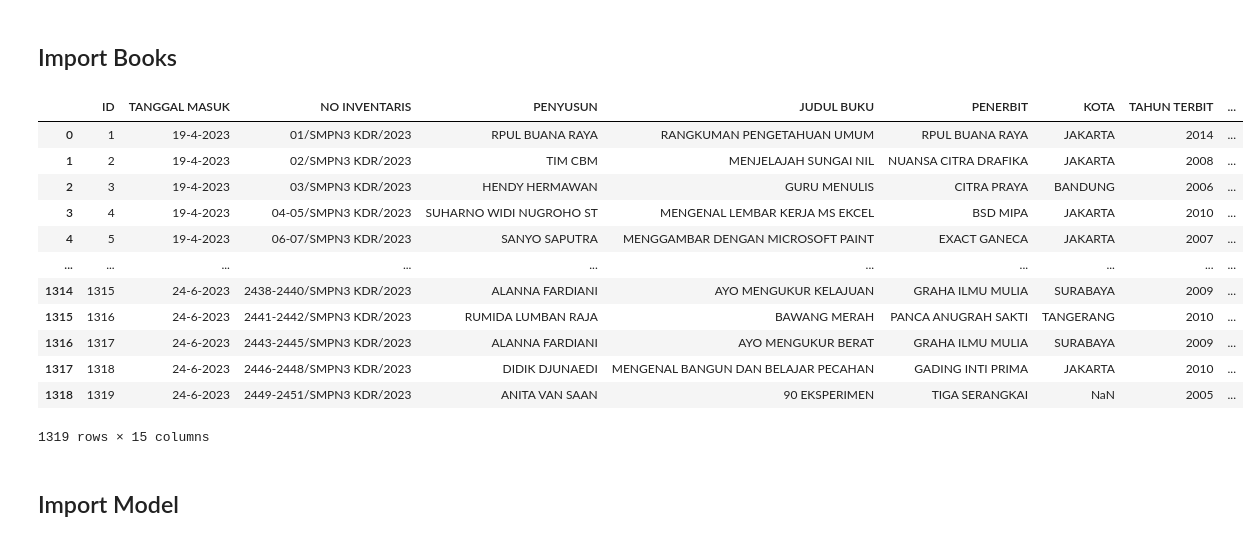
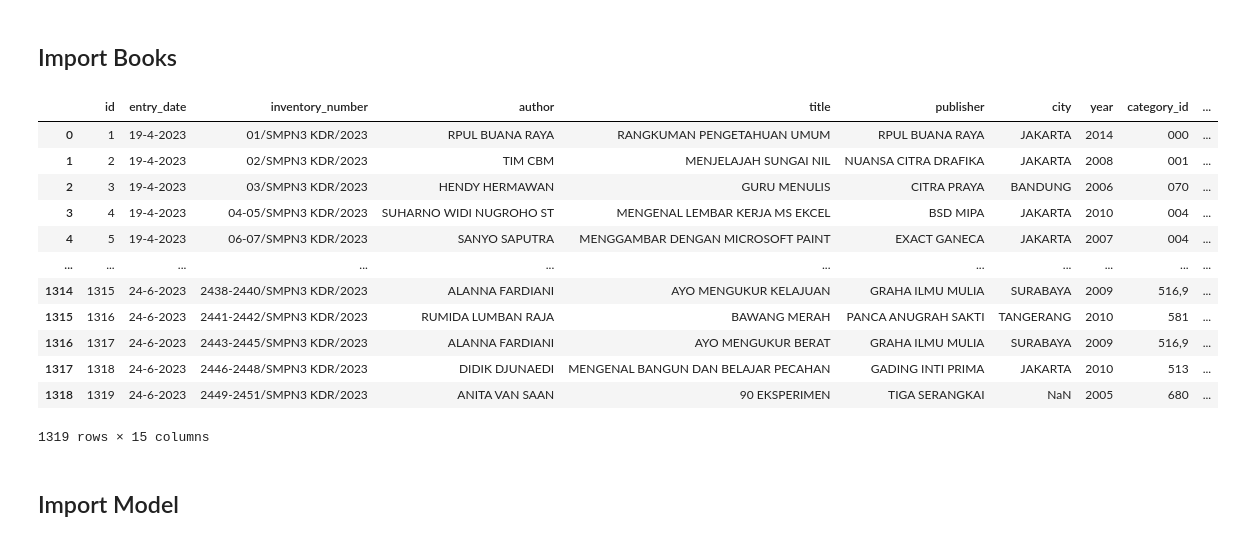
Before and after one commit to alitdarmaputra/abiwara-full-stack, a Jupyter notebook: abiwara-be-recommender/predictor.ipynb, the cells around one changed output. Cells and saved outputs as stored; diff of their text form; code cells hidden in the pictures.

```diff
--- a/abiwara-be-recommender/predictor.ipynb
+++ b/abiwara-be-recommender/predictor.ipynb
@@ -9,21 +9,21 @@ import pickle, gzip
 ## Import Books
 # %%
 books = pd.read_csv("./input/books.csv")
-books['JUDUL BUKU']=books['JUDUL BUKU'].str.strip()
+books['title']=books['title'].str.strip()
 books
 # %% [output]
-|  | ID | TANGGAL MASUK | NO INVENTARIS | PENYUSUN | JUDUL BUKU | PENERBIT | KOTA | TAHUN TERBIT | ... |
-| 0 | 1 | 19-4-2023 | 01/SMPN3 KDR/2023 | RPUL BUANA RAYA | RANGKUMAN PENGETAHUAN UMUM | RPUL BUANA RAYA | JAKARTA | 2014 | ... |
-| 1 | 2 | 19-4-2023 | 02/SMPN3 KDR/2023 | TIM CBM | MENJELAJAH SUNGAI NIL | NUANSA CITRA DRAFIKA | JAKARTA | 2008 | ... |
-| 2 | 3 | 19-4-2023 | 03/SMPN3 KDR/2023 | HENDY HERMAWAN | GURU MENULIS | CITRA PRAYA | BANDUNG | 2006 | ... |
-| 3 | 4 | 19-4-2023 | 04-05/SMPN3 KDR/2023 | SUHARNO WIDI NUGROHO ST | MENGENAL LEMBAR KERJA MS EKCEL | BSD MIPA | JAKARTA | 2010 | ... |
-| 4 | 5 | 19-4-2023 | 06-07/SMPN3 KDR/2023 | SANYO SAPUTRA | MENGGAMBAR DENGAN MICROSOFT PAINT | EXACT GANECA | JAKARTA | 2007 | ... |
-| ... | ... | ... | ... | ... | ... | ... | ... | ... | ... |
-| 1314 | 1315 | 24-6-2023 | 2438-2440/SMPN3 KDR/2023 | ALANNA FARDIANI | AYO MENGUKUR KELAJUAN | GRAHA ILMU MULIA | SURABAYA | 2009 | ... |
-| 1315 | 1316 | 24-6-2023 | 2441-2442/SMPN3 KDR/2023 | RUMIDA LUMBAN RAJA | BAWANG MERAH | PANCA ANUGRAH SAKTI | TANGERANG | 2010 | ... |
-| 1316 | 1317 | 24-6-2023 | 2443-2445/SMPN3 KDR/2023 | ALANNA FARDIANI | AYO MENGUKUR BERAT | GRAHA ILMU MULIA | SURABAYA | 2009 | ... |
-| 1317 | 1318 | 24-6-2023 | 2446-2448/SMPN3 KDR/2023 | DIDIK DJUNAEDI | MENGENAL BANGUN DAN BELAJAR PECAHAN | GADING INTI PRIMA | JAKARTA | 2010 | ... |
-| 1318 | 1319 | 24-6-2023 | 2449-2451/SMPN3 KDR/2023 | ANITA VAN SAAN | 90 EKSPERIMEN | TIGA SERANGKAI | NaN | 2005 | ... |
+|  | id | entry_date | inventory_number | author | title | publisher | city | year | category_id | ... |
+| 0 | 1 | 19-4-2023 | 01/SMPN3 KDR/2023 | RPUL BUANA RAYA | RANGKUMAN PENGETAHUAN UMUM | RPUL BUANA RAYA | JAKARTA | 2014 | 000 | ... |
+| 1 | 2 | 19-4-2023 | 02/SMPN3 KDR/2023 | TIM CBM | MENJELAJAH SUNGAI NIL | NUANSA CITRA DRAFIKA | JAKARTA | 2008 | 001 | ... |
+| 2 | 3 | 19-4-2023 | 03/SMPN3 KDR/2023 | HENDY HERMAWAN | GURU MENULIS | CITRA PRAYA | BANDUNG | 2006 | 070 | ... |
+| 3 | 4 | 19-4-2023 | 04-05/SMPN3 KDR/2023 | SUHARNO WIDI NUGROHO ST | MENGENAL LEMBAR KERJA MS EKCEL | BSD MIPA | JAKARTA | 2010 | 004 | ... |
+| 4 | 5 | 19-4-2023 | 06-07/SMPN3 KDR/2023 | SANYO SAPUTRA | MENGGAMBAR DENGAN MICROSOFT PAINT | EXACT GANECA | JAKARTA | 2007 | 004 | ... |
+| ... | ... | ... | ... | ... | ... | ... | ... | ... | ... | ... |
+| 1314 | 1315 | 24-6-2023 | 2438-2440/SMPN3 KDR/2023 | ALANNA FARDIANI | AYO MENGUKUR KELAJUAN | GRAHA ILMU MULIA | SURABAYA | 2009 | 516,9 | ... |
+| 1315 | 1316 | 24-6-2023 | 2441-2442/SMPN3 KDR/2023 | RUMIDA LUMBAN RAJA | BAWANG MERAH | PANCA ANUGRAH SAKTI | TANGERANG | 2010 | 581 | ... |
+| 1316 | 1317 | 24-6-2023 | 2443-2445/SMPN3 KDR/2023 | ALANNA FARDIANI | AYO MENGUKUR BERAT | GRAHA ILMU MULIA | SURABAYA | 2009 | 516,9 | ... |
+| 1317 | 1318 | 24-6-2023 | 2446-2448/SMPN3 KDR/2023 | DIDIK DJUNAEDI | MENGENAL BANGUN DAN BELAJAR PECAHAN | GADING INTI PRIMA | JAKARTA | 2010 | 513 | ... |
+| 1318 | 1319 | 24-6-2023 | 2449-2451/SMPN3 KDR/2023 | ANITA VAN SAAN | 90 EKSPERIMEN | TIGA SERANGKAI | NaN | 2005 | 680 | ... |
 1319 rows × 15 columns
 # %% [markdown]
 ## Import Model
```
Also changed, not shown: parts of 5 cells of this notebook, 5 other files.
